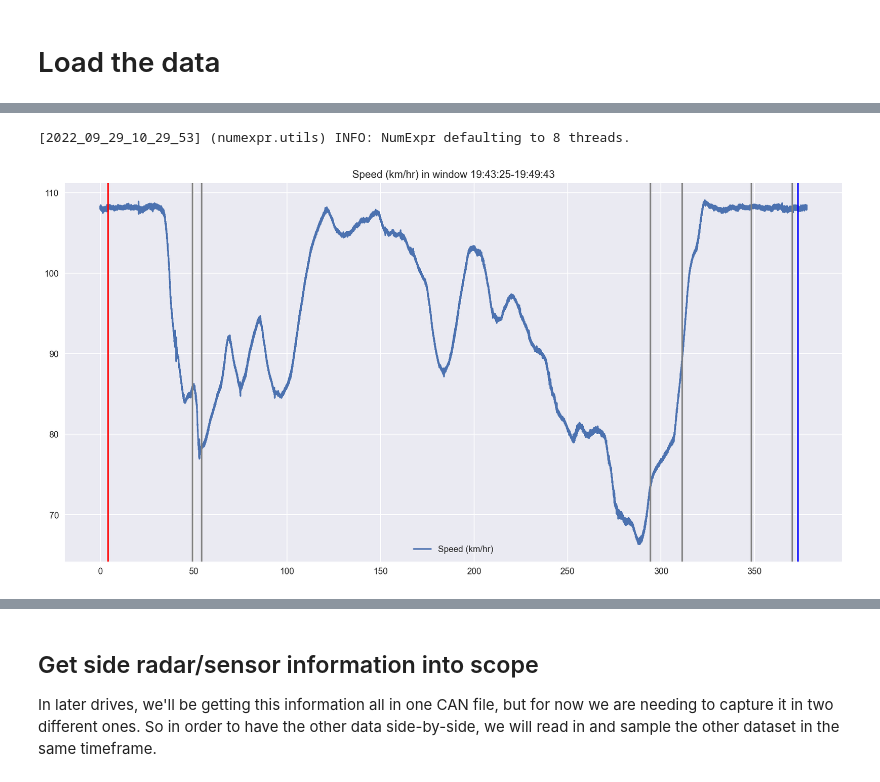
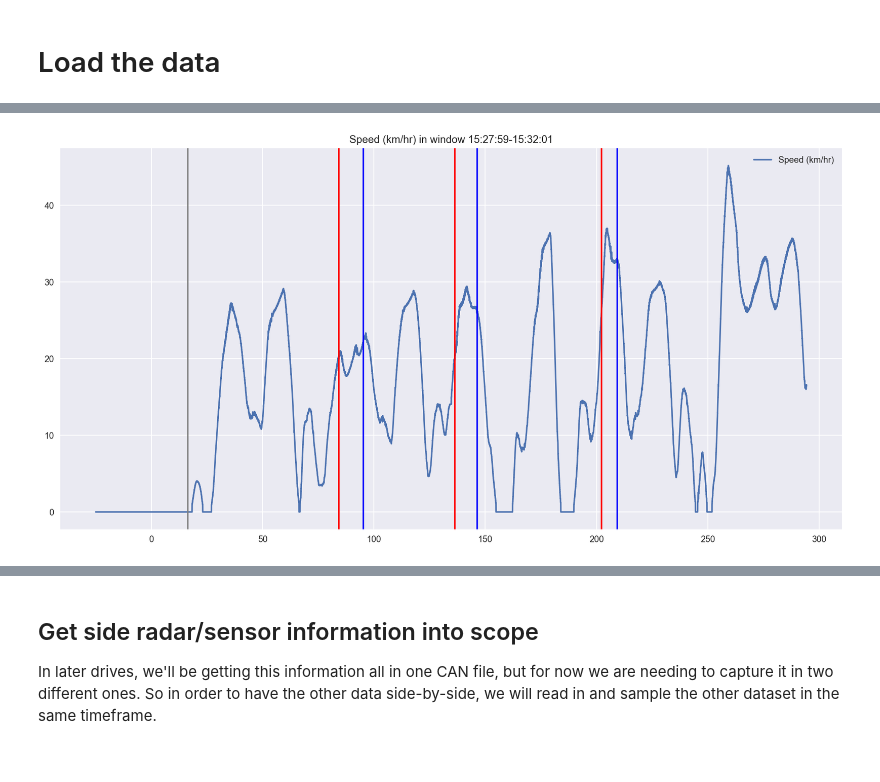
Before and after one commit to jmscslgroup/apollo13, a Jupyter notebook: minitest_side_radar_analysis.ipynb, the cells around one changed output, grey strips where cells are left out. Cells and saved outputs as stored; diff of their text form; code cells hidden in the pictures.

```diff
--- a/minitest_side_radar_analysis.ipynb
+++ b/minitest_side_radar_analysis.ipynb
@@ -32,7 +32,7 @@ import math
 %config IPKernelApp.matplotlib = 'inline'
 %config InlineBackend.figure_format ='retina'
 
-nissan_test_folder='/Users/sprinkle/work/data/nissan_test/'
+nissan_test_folder='/Users/sprinkle/work/data/nissan_test/minitest_side_radar_calibration/'
 
 strym_location='/Users/sprinkle/work/research/circles/strym-dev/'
 dbc_folder=strym_location+'strym/dbc/'
@@ -44,8 +44,8 @@ with open(dbcfile,'r') as fin:
     db = cantools.database.load(fin)
 # %%
 # list your datafiles you plan to use
-datafile = '2022-09-19-19-16-51_JN8AT3CB9MW240939_CAN_Messages.csv'
-datafile_side = '2022-09-19-19-17-31_JN8AT3CB9MW240939_CAN_Messages.csv'
+datafile = '2022-10-14-15-27-30_JN8AT3CB9MW240939_CAN_Messages.csv'
+# datafile_side = '2022-09-19-19-17-31_JN8AT3CB9MW240939_CAN_Messages.csv'
 # %% [markdown]
 ## Load boilerplate code that will be used often
 # %%
@@ -116,27 +118,31 @@ dataframe_side = pd.read_csv(nissan_test_folder+'/'+datafile_side)
 # %%
 # list important times that are gathered from dashcam information
 # once more with more information to validate across a longer time horizon
-minicar_appears = []
-minicar_disappears = []
+start_pass = []
+end_pass = []
 cutin = []
 
-start = getUnixTimeFromTimestamp('2022-09-19 20:43:25')
-minicar_appears.append(getUnixTimeFromTimestamp('2022-09-19 20:43:28')) # minicar appears
-cutin.append(getUnixTimeFromTimestamp('2022-09-19 20:44:13')) # cutin closer
-cutin.append(getUnixTimeFromTimestamp('2022-09-19 20:44:18')) # lead veh got out of the way
-cutin.append(getUnixTimeFromTimestamp('2022-09-19 20:48:18')) # lead veh got out of the way
-cutin.append(getUnixTimeFromTimestamp('2022-09-19 20:48:35')) # ego veh changes lanes
-cutin.append(getUnixTimeFromTimestamp('2022-09-19 20:49:12')) # cutin closer
-cutin.append(getUnixTimeFromTimestamp('2022-09-19 20:49:34')) # lead veh got out of the way
-minicar_disappears.append(getUnixTimeFromTimestamp('2022-09-19 20:49:37')) # minicar disappears
-end = getUnixTimeFromTimestamp('2022-09-19 20:49:33') + 10
+start = getUnixTimeFromTimestamp('2022-10-14 16:27:59')
+cutin.append(getUnixTimeFromTimestamp('2022-10-14 16:28:14')) # put car in reverse to move
+
+start_pass.append(getUnixTimeFromTimestamp('2022-10-14 16:29:22')) # 10mph starting to pass
+end_pass.append(getUnixTimeFromTimestamp('2022-10-14 16:29:33')) # 10mph passed all cars
+
+start_pass.append(getUnixTimeFromTimestamp('2022-10-14 16:30:14')) # 15mph start
+end_pass.append(getUnixTimeFromTimestamp('2022-10-14 16:30:24')) # 15mph end
+
+start_pass.append(getUnixTimeFromTimestamp('2022-10-14 16:31:20')) # 20mph start
+end_pass.append(getUnixTimeFromTimestamp('2022-10-14 16:31:27')) # 20mph end
+
+
+end = getUnixTimeFromTimestamp('2022-10-14 16:31:51') + 10
 
 # text of start/end times
 start_txt = datetime.utcfromtimestamp(start).strftime('%H:%M:%S')
 end_txt = datetime.utcfromtimestamp(end).strftime('%H:%M:%S')
 
 # videoFudgeFactor: difference between time for video, and time for the rpi
-videoFudgeFactor=1.3
+videoFudgeFactor=1.2
 
 print('Video timestamps should run from ', start_txt,' to ', end_txt,
       ', and will be approximately', videoFudgeFactor, 's behind the CAN data.')
@@ -145,14 +151,12 @@ Video timestamps should run from  19:43:25  to  19:49:43 , and will be approxima
 # %%
 dataframe_window = getTimeWindow(dataframe,start,end)
-# %% [output]
-[2022_09_29_10_29_53] (numexpr.utils) INFO: NumExpr defaulting to 8 threads.
 # %%
 # now, we get and plot a bunch of stuff
-speed = s.convertData('SPEED','SPEED',dataframe_window,db)
+speed = s.convertData('SPEED','SPEED',dataframe,db)
 # subtract the start time to show relative time in the plot
 pt.plot(speed.Time-start,speed.Message, label='Speed (km/hr)')
 pt.title('Speed (km/hr) in window ' + start_txt + '-' + end_txt)
 pt.legend()
-overlayEvents(pt.gca(), minicar_appears, minicar_disappears, cutin, fudgeFactor=videoFudgeFactor, relativeTime=start)
+overlayEvents(pt.gca(), start_pass, end_pass, cutin, fudgeFactor=videoFudgeFactor, relativeTime=start)
 # %% [output]
-[figure, old version]
+[figure, new version]
```
Also changed, not shown: parts of 25 cells of this notebook.
